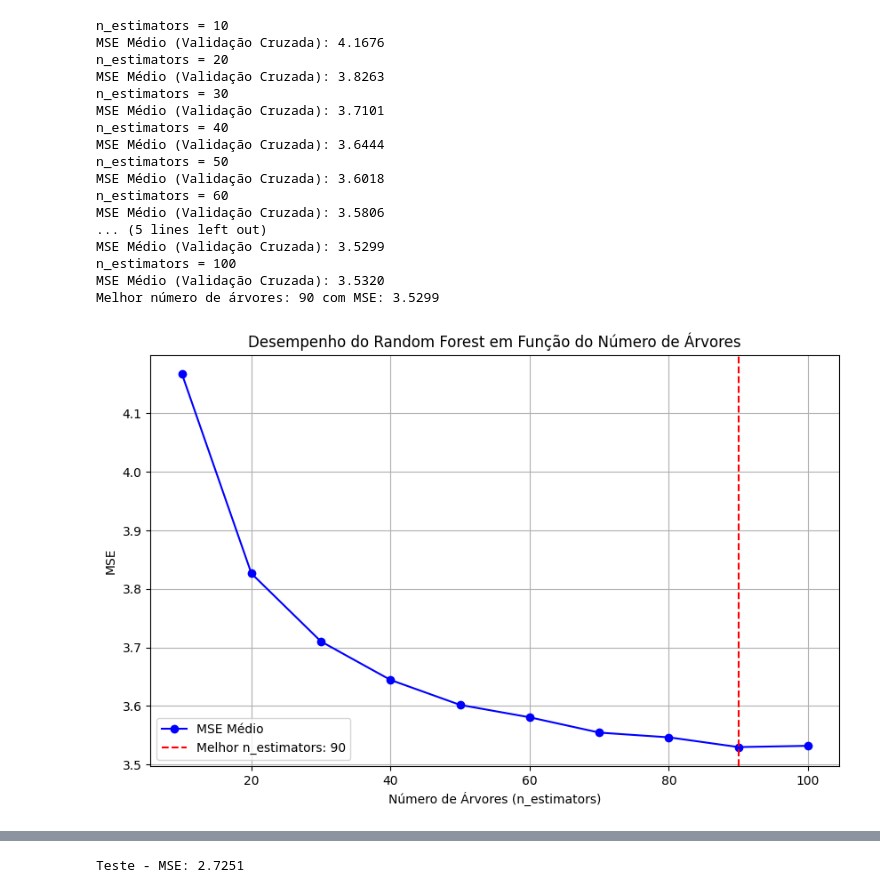
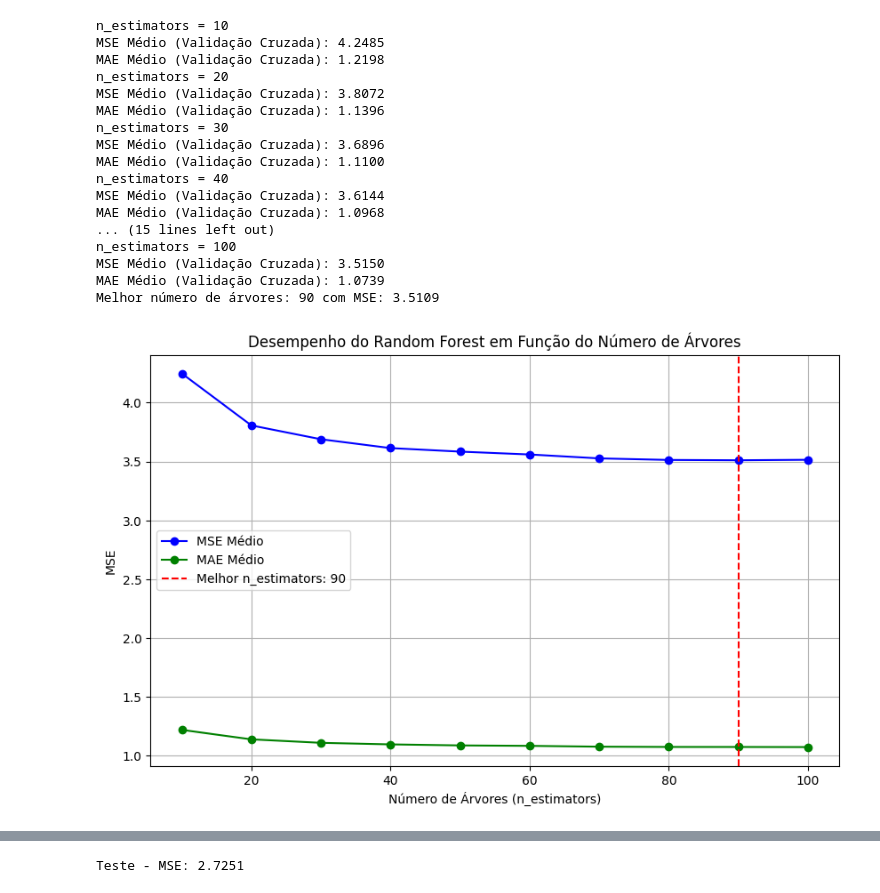
Before and after one commit to MariaLuizaLogrado/machine_learning_ufpr, a Jupyter notebook: 02_model.ipynb, the cells around one changed output, grey strips where cells are left out. Saved outputs shown, nothing was run; the diff lists cells and outputs as text; code cells hidden in the pictures.

```diff
--- a/02_model.ipynb
+++ b/02_model.ipynb
@@ -38,2 +87,5 @@ X_train, X_test, y_train, y_test = train_test_split(X, y, test_size=0.2, random_
+# %%
+X_train.drop(columns=['pais'], inplace=True)
+X_test.drop(columns=['pais'], inplace=True)
 # %% [markdown]
 ___
@@ -42,13 +340,32 @@ ___
+# %%
+label_encoder = LabelEncoder()
+
+dic_dev = {"Developing": 1, "Developed": 0}
+
+# Aplicar ao DataFrame
+df_cleaned['pais_encoded'] = label_encoder.fit_transform(df_cleaned['pais'])
+df_cleaned['status_encoded'] = df_cleaned['status'].map(dic_dev)
+df_cleaned['continente_encoded'] = label_encoder.fit_transform(df_cleaned['continente'])
+# %%
+df_cleaned2 = df_cleaned.drop(['pais', 'status', "continente"], axis=1)
+# %%
+# Suponha que seu DataFrame se chama df_cleaned2 e a variável alvo é 'target'
+X = df_cleaned2.drop(columns=['expectativa_vida'])
+y = df_cleaned2['expectativa_vida']
+
+# Divisão inicial: treino (80%) e teste (20%)
+X_train, X_test, y_train, y_test = train_test_split(X, y, test_size=0.2, random_state=42)
 # %%
 import matplotlib.pyplot as plt
 from sklearn.model_selection import KFold
 from sklearn.ensemble import RandomForestRegressor
-from sklearn.metrics import mean_squared_error
+from sklearn.metrics import mean_squared_error, mean_absolute_error
 import numpy as np
 
 # Lista de números de árvores a testar
 arvores = [10, 20, 30, 40, 50, 60, 70, 80, 90, 100]
 arvores_acuracias = []
+arvores_acuracias_mae = []
 
 # K-Fold para validação cruzada
 kf = KFold(n_splits=5, shuffle=True, random_state=42)
@@ -56,6 +373,7 @@ kf = KFold(n_splits=5, shuffle=True, random_state=42)
 for n in arvores:
     print(f"n_estimators = {n}")
     fold_metrics = []
+    fold_metrics_mae = []
     for train_index, val_index in kf.split(X_train):
         X_train_fold, X_val_fold = X_train.iloc[train_index], X_train.iloc[val_index]
         y_train_fold, y_val_fold = y_train.iloc[train_index], y_train.iloc[val_index]
@@ -69,47 +387,53 @@ for n in arvores:
 
         # Métrica de erro (Mean Squared Error)
         fold_mse = mean_squared_error(y_val_fold, y_val_pred)
+        fold_mae = mean_absolute_error(y_val_fold, y_val_pred)
         fold_metrics.append(fold_mse)
+        fold_metrics_mae.append(fold_mae)
 
     # Média do MSE nos folds
     mean_mse = np.mean(fold_metrics)
+    mean_mae = np.mean(fold_metrics_mae)
     print(f"MSE Médio (Validação Cruzada): {mean_mse:.4f}")
+    print(f"MAE Médio (Validação Cruzada): {mean_mae:.4f}")
     arvores_acuracias.append(mean_mse)
+    arvores_acuracias_mae.append(mean_mae)
 
 # Identificar o melhor número de árvores
 best_n_index = np.argmin(arvores_acuracias)
 best_n = arvores[best_n_index]
 print(f"Melhor número de árvores: {best_n} com MSE: {arvores_acuracias[best_n_index]:.4f}")
 
 # Plotando os erros em função do número de árvores
 plt.figure(figsize=(10, 6))
 plt.plot(arvores, arvores_acuracias, marker='o', linestyle='-', color='b', label='MSE Médio')
+plt.plot(arvores, arvores_acuracias_mae, marker='o', linestyle='-', color='g', label='MAE Médio')
 plt.axvline(x=best_n, color='r', linestyle='--', label=f'Melhor n_estimators: {best_n}')
 plt.xlabel('Número de Árvores (n_estimators)')
 plt.ylabel('MSE')
 plt.title('Desempenho do Random Forest em Função do Número de Árvores')
 plt.legend()
 plt.grid()
 plt.show()
 # %% [output]
 n_estimators = 10
-MSE Médio (Validação Cruzada): 4.1676
+MSE Médio (Validação Cruzada): 4.2485
+MAE Médio (Validação Cruzada): 1.2198
 n_estimators = 20
-MSE Médio (Validação Cruzada): 3.8263
+MSE Médio (Validação Cruzada): 3.8072
+MAE Médio (Validação Cruzada): 1.1396
 n_estimators = 30
-MSE Médio (Validação Cruzada): 3.7101
+MSE Médio (Validação Cruzada): 3.6896
+MAE Médio (Validação Cruzada): 1.1100
 n_estimators = 40
-MSE Médio (Validação Cruzada): 3.6444
-n_estimators = 50
-MSE Médio (Validação Cruzada): 3.6018
-n_estimators = 60
-MSE Médio (Validação Cruzada): 3.5806
-... (5 lines left out)
-MSE Médio (Validação Cruzada): 3.5299
+MSE Médio (Validação Cruzada): 3.6144
+MAE Médio (Validação Cruzada): 1.0968
+... (15 lines left out)
 n_estimators = 100
-MSE Médio (Validação Cruzada): 3.5320
-Melhor número de árvores: 90 com MSE: 3.5299
+MSE Médio (Validação Cruzada): 3.5150
+MAE Médio (Validação Cruzada): 1.0739
+Melhor número de árvores: 90 com MSE: 3.5109
-[figure, old version]
+[figure, new version]
 # %%
 # Ajuste no conjunto de treino completo
 final_model = RandomForestRegressor(random_state=42, n_estimators=50)
```
Also changed, not shown: parts of 20 cells of this notebook, 3 other files.
